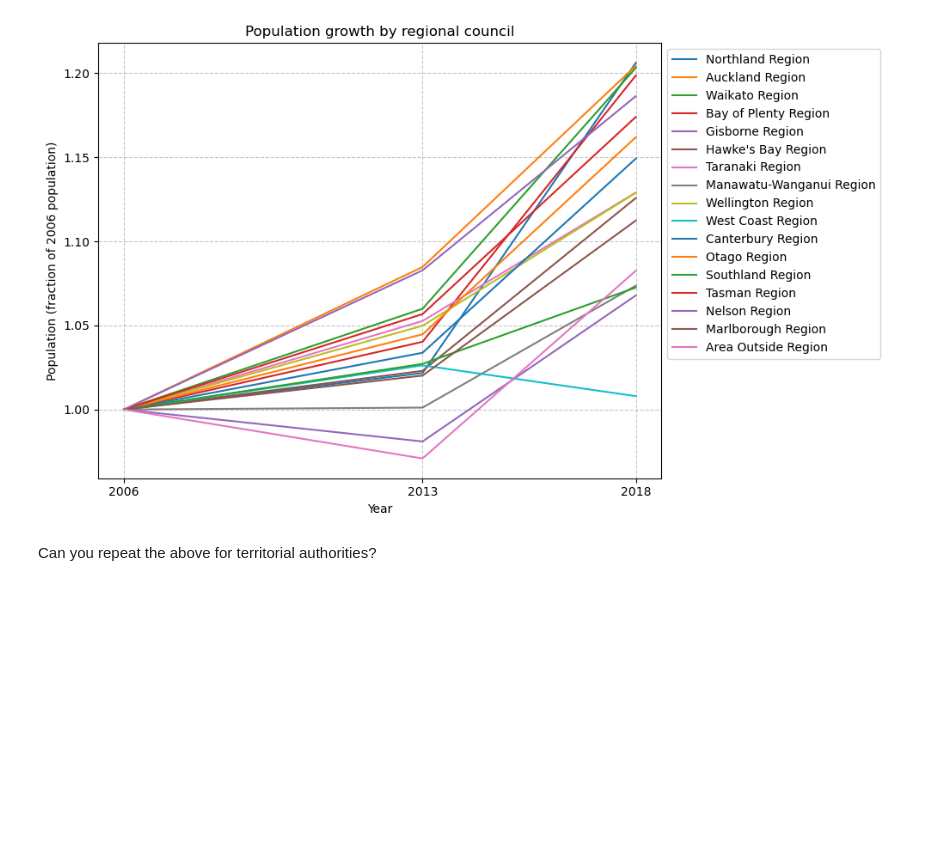
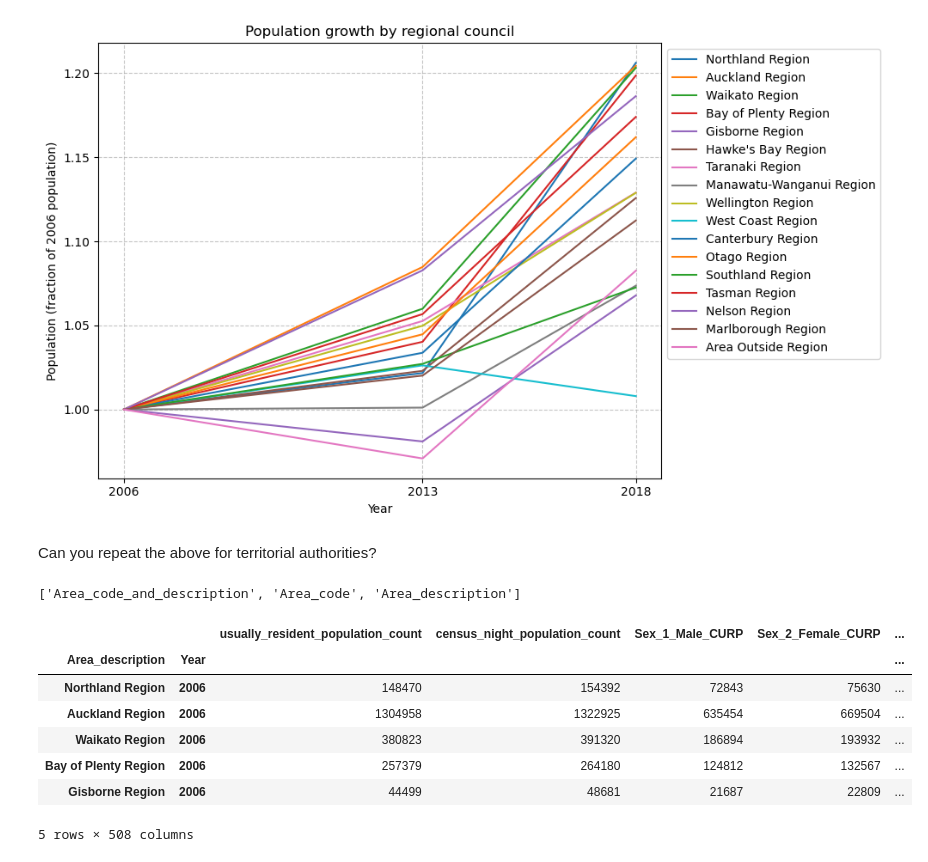
Before and after one commit to hlm628/hackanoho-2025, a Jupyter notebook: hackanoho-2025.ipynb, the cells around one changed output. Saved outputs shown, nothing was run; the diff lists cells and outputs as text; code cells hidden in the pictures; blank space fills up the shorter version.

```diff
--- a/hackanoho-2025.ipynb
+++ b/hackanoho-2025.ipynb
@@ -468,3 +468,42 @@ plt.show()
 [figure]
 # %% [markdown]
 Can you repeat the above for territorial authorities?
+# %%
+# if we really want to do time series analysis we should probably get the data into a suitable "long" format
+# note that we can split the columns into those starting with "Census_2006", "Census_2013", and "Census_2018"
+
+
+# let's first check which columns don't start with one of these strings
+non_census_cols = [c for c in RC_df.columns if not c.startswith('Census')]
+non_census_cols
+# %% [output]
+['Area_code_and_description', 'Area_code', 'Area_description']
+# %%
+# so for each of the three census years, we want to select the columns that start with that year
+def create_year_df(df, year):
+    cols = [c for c in df.columns if c.startswith(f"Census_{year}")]
+    year_df = df.loc[:, ['Area_description']+cols]
+    # you can now drop the 'Census_' prefix
+    year_df.columns = ['Area_description'] + [c.split(f"Census_{year}_")[1] for c in cols]
+    # also add a year column
+    year_df['Year'] = year
+    # Area_description and Year should be the first two columns, and form a primary key
+    year_df = year_df.set_index(['Area_description', 'Year'])
+    return year_df
+
+RC_2006_df = create_year_df(RC_df, 2006)
+RC_2013_df = create_year_df(RC_df, 2013)
+RC_2018_df = create_year_df(RC_df, 2018)
+
+# now concatenate these three dataframes
+RC_long_df = pd.concat([RC_2006_df, RC_2013_df, RC_2018_df])
+RC_long_df.head()
+# %% [output]
+|  |  | usually_resident_population_count | census_night_population_count | Sex_1_Male_CURP | Sex_2_Female_CURP | ... |
+| Area_description | Year |  |  |  |  | ... |
+| Northland Region | 2006 | 148470 | 154392 | 72843 | 75630 | ... |
+| Auckland Region | 2006 | 1304958 | 1322925 | 635454 | 669504 | ... |
+| Waikato Region | 2006 | 380823 | 391320 | 186894 | 193932 | ... |
+| Bay of Plenty Region | 2006 | 257379 | 264180 | 124812 | 132567 | ... |
+| Gisborne Region | 2006 | 44499 | 48681 | 21687 | 22809 | ... |
+5 rows × 508 columns
```
Also changed, not shown: parts of 7 cells of this notebook.
